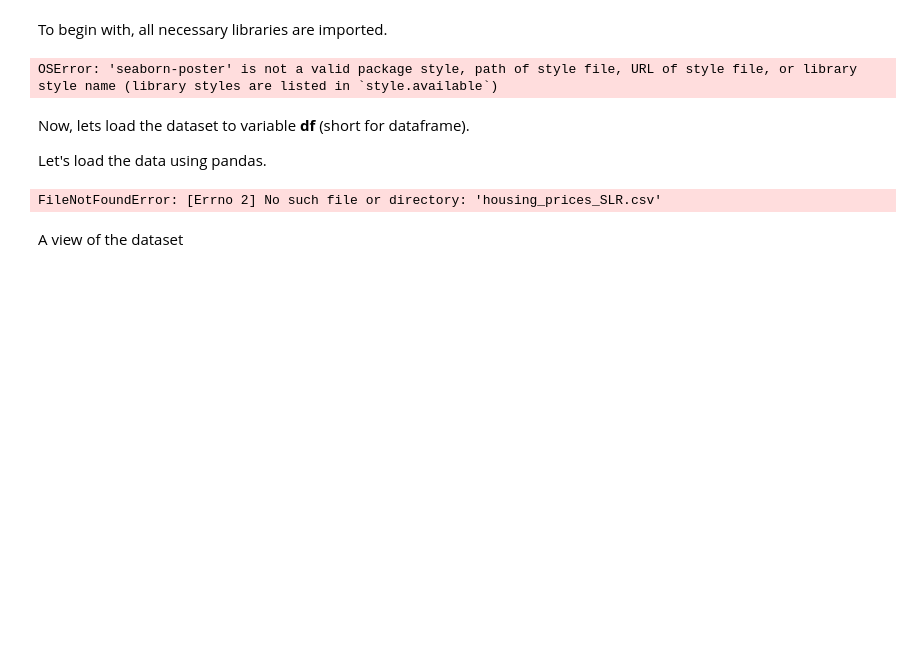
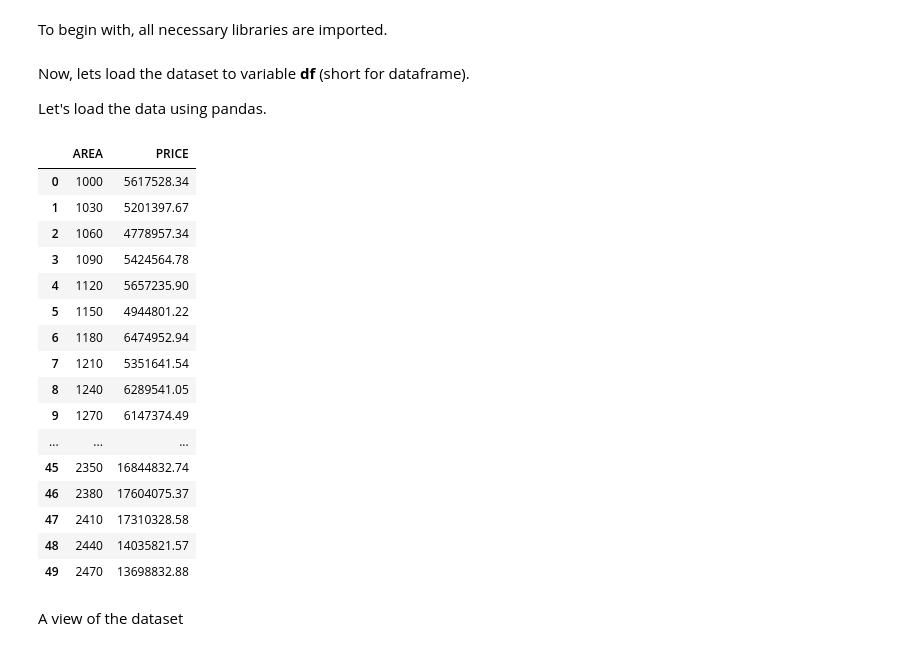
Before and after one commit to VishwasKisaniya/Ai-ML-assignments, a Jupyter notebook: ass_4&5(SLR).ipynb, the cells around one changed output. Drawn from its saved outputs; the diff is of its cells as text; code cells hidden in the pictures; blank space fills up the shorter version.

```diff
--- a/ass_4&5(SLR).ipynb
+++ b/ass_4&5(SLR).ipynb
@@ -69,18 +69,32 @@ import seaborn as sns
 
 sns.set_style("ticks")
 %matplotlib inline
-plt.style.use("seaborn-poster") # make bigger plots!
+#plt.style.use("seaborn-poster") # make bigger plots!
-# %% [output]
-OSError: 'seaborn-poster' is not a valid package style, path of style file, URL of style file, or library style name (library styles are listed in `style.available`)
 # %% [markdown]
 Now, lets load the dataset to variable **df** (short for dataframe).
 
 Let's load the data using pandas.
 # %%
-df = pd.read_csv('housing_prices_SLR.csv')
+df = pd.read_csv('data.csv')
 df
 # %% [output]
-FileNotFoundError: [Errno 2] No such file or directory: 'housing_prices_SLR.csv'
+|  | AREA | PRICE |
+| 0 | 1000 | 5617528.34 |
+| 1 | 1030 | 5201397.67 |
+| 2 | 1060 | 4778957.34 |
+| 3 | 1090 | 5424564.78 |
+| 4 | 1120 | 5657235.90 |
+| 5 | 1150 | 4944801.22 |
+| 6 | 1180 | 6474952.94 |
+| 7 | 1210 | 5351641.54 |
+| 8 | 1240 | 6289541.05 |
+| 9 | 1270 | 6147374.49 |
+| ... | ... | ... |
+| 45 | 2350 | 16844832.74 |
+| 46 | 2380 | 17604075.37 |
+| 47 | 2410 | 17310328.58 |
+| 48 | 2440 | 14035821.57 |
+| 49 | 2470 | 13698832.88 |
 # %%
 df.PRICE= np.round(df.PRICE/1000)
 # %% [markdown]
```
Also changed, not shown: parts of 6 cells of this notebook, 7 other files.
